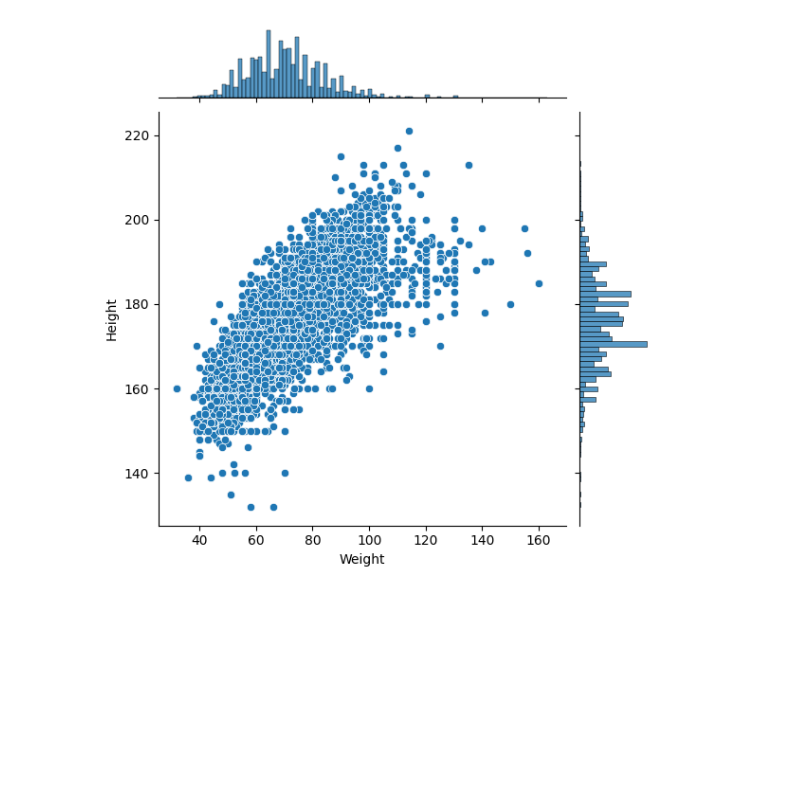
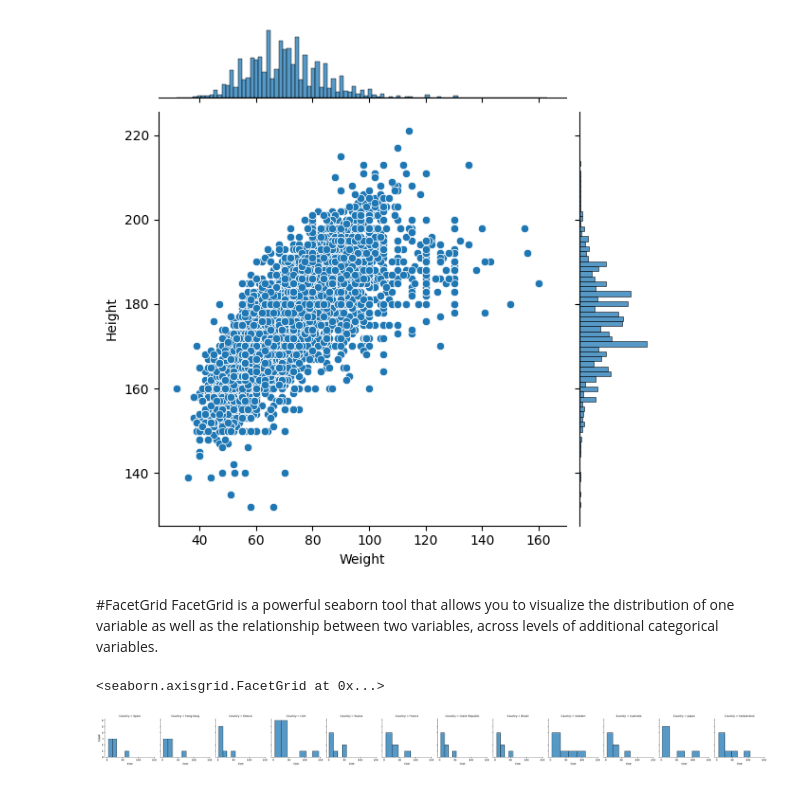
Before and after one commit to kjeyaram-orcl/DataScience, a Jupyter notebook: DataVisualization/dv_practise1.ipynb, the cells around one changed output. Drawn from its saved outputs; the diff is of its cells as text; code cells hidden in the pictures; blank space fills up the shorter version.

```diff
--- a/DataVisualization/dv_practise1.ipynb
+++ b/DataVisualization/dv_practise1.ipynb
@@ -199,3 +199,23 @@ sns.jointplot(x="Weight", y="Height", data=ds)
 plt.show()
 # %% [output]
 [figure]
+# %% [markdown]
+#FacetGrid
+FacetGrid is a powerful seaborn tool that allows you to visualize the distribution of one variable as well as the relationship between two variables, across levels of additional categorical variables.
+# %%
+import seaborn as sns
+import pandas as pd
+import matplotlib.pyplot as plt
+
+
+ds = pd.read_excel('/content/Costofanightout.xlsx')
+#print(ds.head(5))
+
+# create a FacetGrid for Country vs Cost
+g = sns.FacetGrid(ds, col="Country")
+
+# plot histogram for Cost in each Country
+g.map(sns.histplot, "Cost")
+# %% [output]
+<seaborn.axisgrid.FacetGrid at 0x...>
+[figure, added]
```
